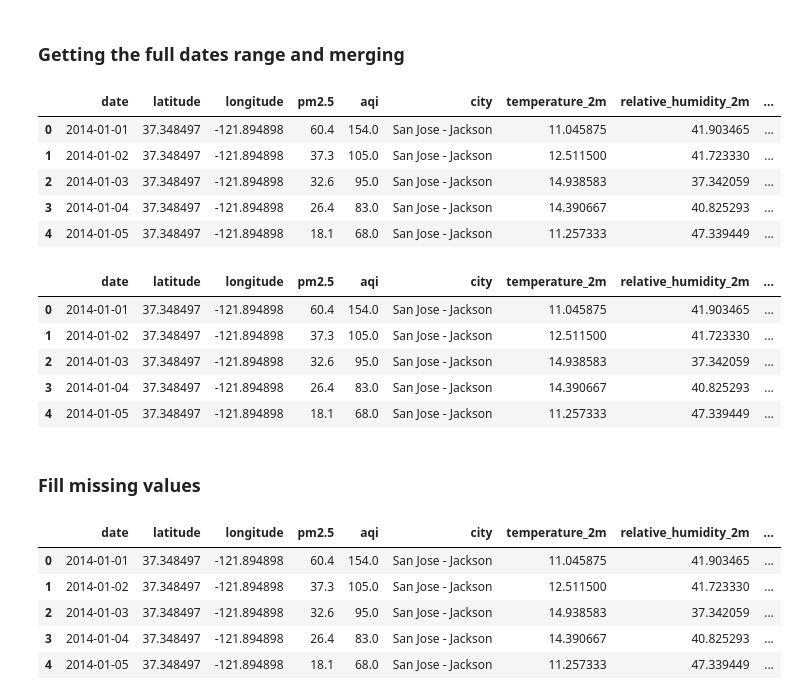
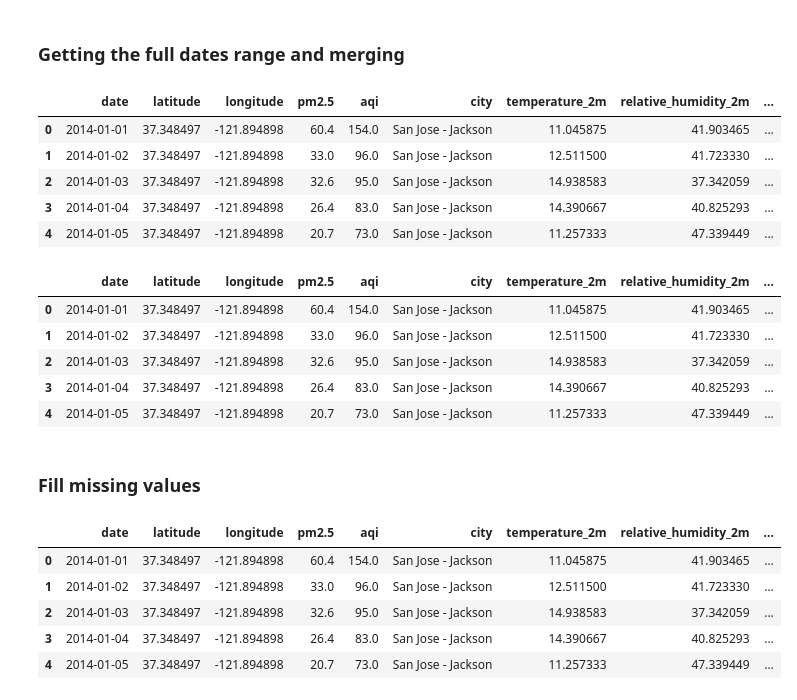
Before and after one commit to prathik-bot/aqiprediction, a Jupyter notebook: aqiprediction/Combine Weather and Pollutant Data.ipynb, the cells around one changed output. Saved outputs shown, nothing was run; the diff lists cells and outputs as text; code cells hidden in the pictures.

```diff
--- a/aqiprediction/Combine Weather and Pollutant Data.ipynb
+++ b/aqiprediction/Combine Weather and Pollutant Data.ipynb
@@ -86,17 +86,17 @@ df.head()
 # %% [markdown]
 ### Getting the full dates range and merging
 # %%
-date_range = pd.date_range(start='2014-01-01', end='2025-02-28', freq='D')
+date_range = pd.date_range(start='2014-01-01', end='2025-03-02', freq='D')
 full_dates_df = pd.DataFrame(date_range, columns=['date'])
 df = pd.merge(full_dates_df, df, on='date', how='left')
 df.head()
 # %% [output]
 |  | date | latitude | longitude | pm2.5 | aqi | city | temperature_2m | relative_humidity_2m | ... |
 | 0 | 2014-01-01 | 37.348497 | -121.894898 | 60.4 | 154.0 | San Jose - Jackson | 11.045875 | 41.903465 | ... |
-| 1 | 2014-01-02 | 37.348497 | -121.894898 | 37.3 | 105.0 | San Jose - Jackson | 12.511500 | 41.723330 | ... |
+| 1 | 2014-01-02 | 37.348497 | -121.894898 | 33.0 | 96.0 | San Jose - Jackson | 12.511500 | 41.723330 | ... |
 | 2 | 2014-01-03 | 37.348497 | -121.894898 | 32.6 | 95.0 | San Jose - Jackson | 14.938583 | 37.342059 | ... |
 | 3 | 2014-01-04 | 37.348497 | -121.894898 | 26.4 | 83.0 | San Jose - Jackson | 14.390667 | 40.825293 | ... |
-| 4 | 2014-01-05 | 37.348497 | -121.894898 | 18.1 | 68.0 | San Jose - Jackson | 11.257333 | 47.339449 | ... |
+| 4 | 2014-01-05 | 37.348497 | -121.894898 | 20.7 | 73.0 | San Jose - Jackson | 11.257333 | 47.339449 | ... |
 # %%
 
 df.isna().sum()
@@ -108,10 +108,10 @@ df.head()
 # %% [output]
 |  | date | latitude | longitude | pm2.5 | aqi | city | temperature_2m | relative_humidity_2m | ... |
 | 0 | 2014-01-01 | 37.348497 | -121.894898 | 60.4 | 154.0 | San Jose - Jackson | 11.045875 | 41.903465 | ... |
-| 1 | 2014-01-02 | 37.348497 | -121.894898 | 37.3 | 105.0 | San Jose - Jackson | 12.511500 | 41.723330 | ... |
+| 1 | 2014-01-02 | 37.348497 | -121.894898 | 33.0 | 96.0 | San Jose - Jackson | 12.511500 | 41.723330 | ... |
 | 2 | 2014-01-03 | 37.348497 | -121.894898 | 32.6 | 95.0 | San Jose - Jackson | 14.938583 | 37.342059 | ... |
 | 3 | 2014-01-04 | 37.348497 | -121.894898 | 26.4 | 83.0 | San Jose - Jackson | 14.390667 | 40.825293 | ... |
-| 4 | 2014-01-05 | 37.348497 | -121.894898 | 18.1 | 68.0 | San Jose - Jackson | 11.257333 | 47.339449 | ... |
+| 4 | 2014-01-05 | 37.348497 | -121.894898 | 20.7 | 73.0 | San Jose - Jackson | 11.257333 | 47.339449 | ... |
 # %%
 #msno.matrix(df)
 # %% [markdown]
@@ -122,7 +122,7 @@ df.head()
 # %% [output]
 |  | date | latitude | longitude | pm2.5 | aqi | city | temperature_2m | relative_humidity_2m | ... |
 | 0 | 2014-01-01 | 37.348497 | -121.894898 | 60.4 | 154.0 | San Jose - Jackson | 11.045875 | 41.903465 | ... |
-| 1 | 2014-01-02 | 37.348497 | -121.894898 | 37.3 | 105.0 | San Jose - Jackson | 12.511500 | 41.723330 | ... |
+| 1 | 2014-01-02 | 37.348497 | -121.894898 | 33.0 | 96.0 | San Jose - Jackson | 12.511500 | 41.723330 | ... |
 | 2 | 2014-01-03 | 37.348497 | -121.894898 | 32.6 | 95.0 | San Jose - Jackson | 14.938583 | 37.342059 | ... |
 | 3 | 2014-01-04 | 37.348497 | -121.894898 | 26.4 | 83.0 | San Jose - Jackson | 14.390667 | 40.825293 | ... |
-| 4 | 2014-01-05 | 37.348497 | -121.894898 | 18.1 | 68.0 | San Jose - Jackson | 11.257333 | 47.339449 | ... |
+| 4 | 2014-01-05 | 37.348497 | -121.894898 | 20.7 | 73.0 | San Jose - Jackson | 11.257333 | 47.339449 | ... |
```
Also changed, not shown: parts of 2 cells of this notebook, 47 other files.
